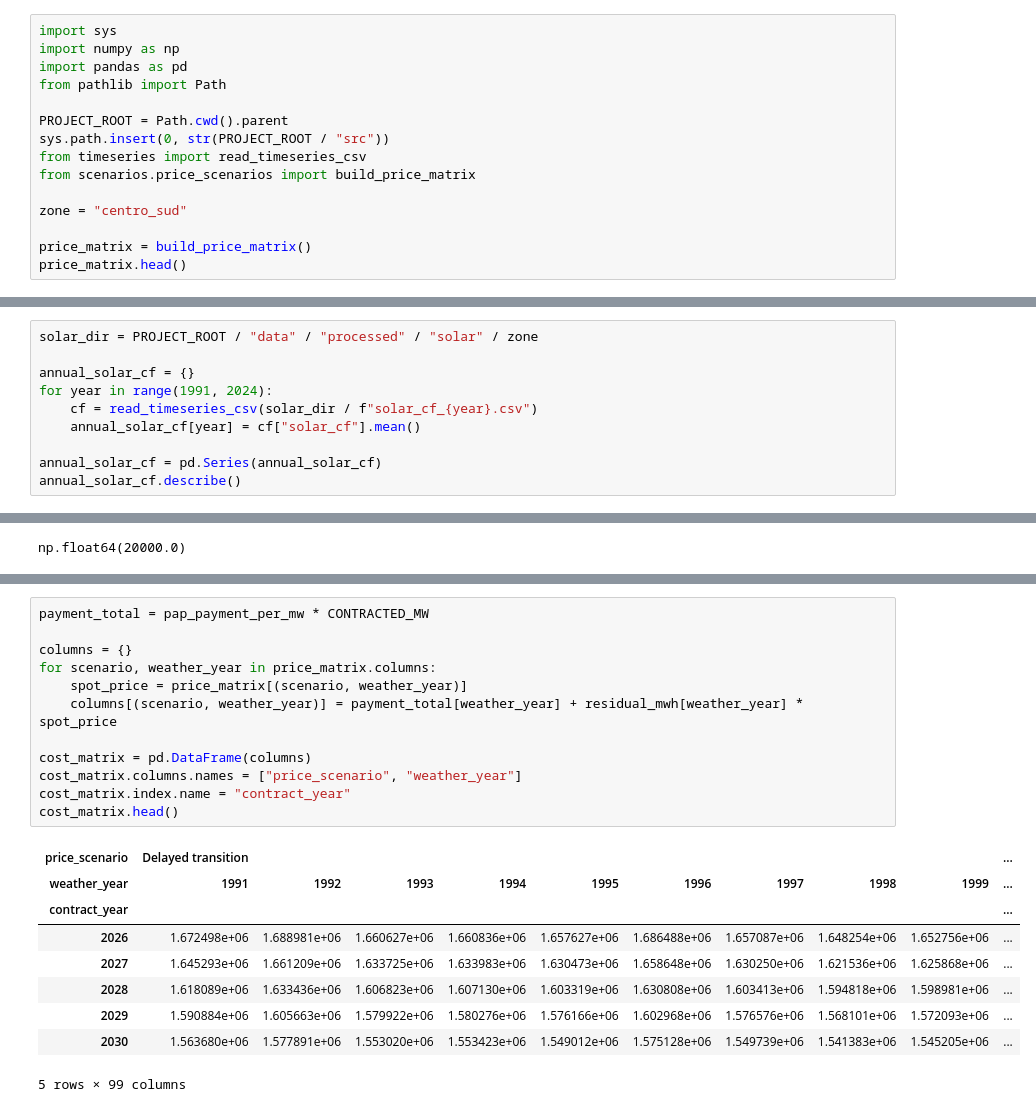
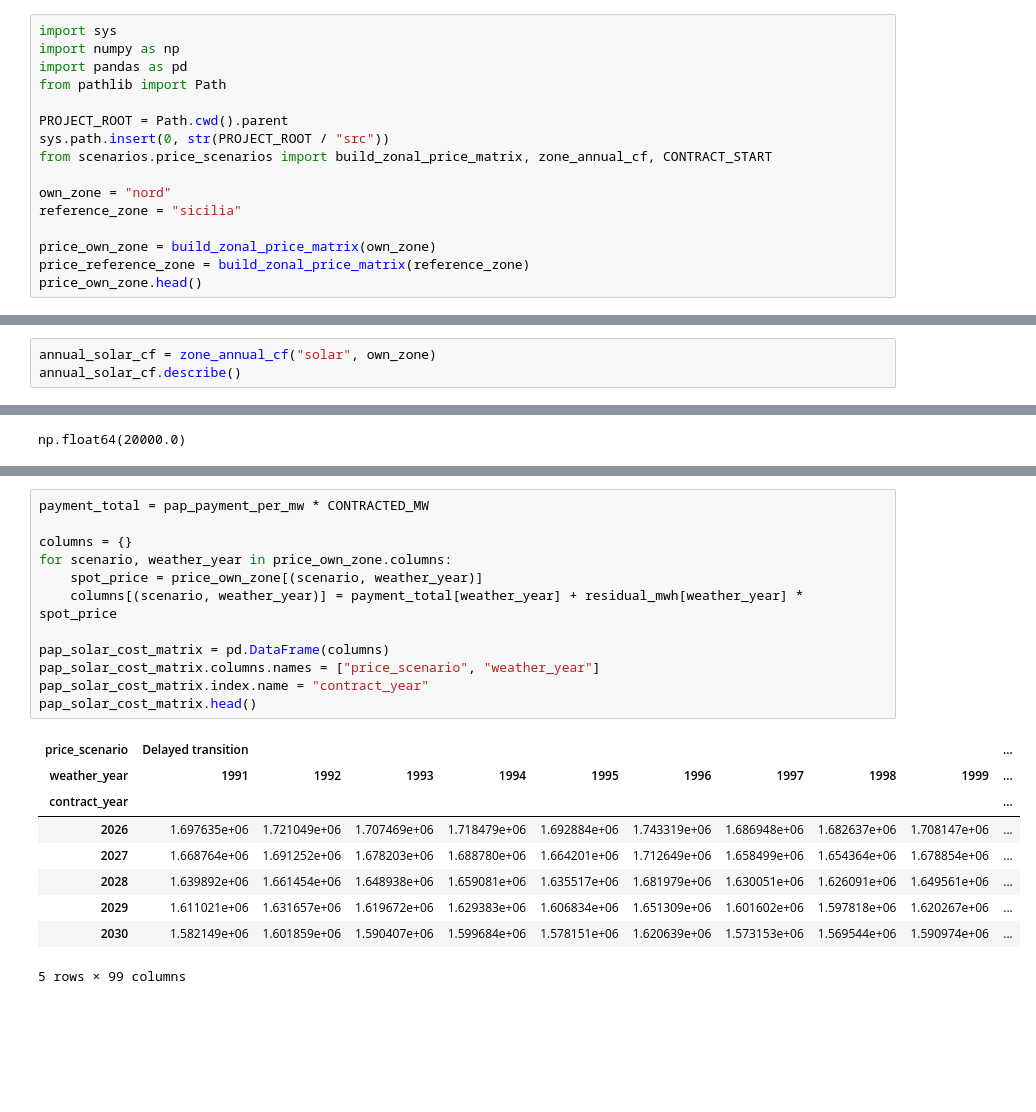
Before and after one commit to SristyKala1/ppa_selection_italy, a Jupyter notebook: notebooks/06_parametrization_setup.ipynb, the cells around one changed output, grey strips where cells are left out. Saved outputs shown, nothing was run; the diff lists cells and outputs as text; blank space fills up the shorter version.

```diff
--- a/notebooks/06_parametrization_setup.ipynb
+++ b/notebooks/06_parametrization_setup.ipynb
@@ -6,13 +6,14 @@ from pathlib import Path
 
 PROJECT_ROOT = Path.cwd().parent
 sys.path.insert(0, str(PROJECT_ROOT / "src"))
-from timeseries import read_timeseries_csv
-from scenarios.price_scenarios import build_price_matrix
+from scenarios.price_scenarios import build_zonal_price_matrix, zone_annual_cf, CONTRACT_START
 
-zone = "centro_sud"
+own_zone = "nord"
+reference_zone = "sicilia"
 
-price_matrix = build_price_matrix()
-price_matrix.head()
+price_own_zone = build_zonal_price_matrix(own_zone)
+price_reference_zone = build_zonal_price_matrix(reference_zone)
+price_own_zone.head()
 # %% [output]
 | price_scenario | Delayed transition |  |  |  |  |  |  |  |  | ... |
 | weather_year | 1991 | 1992 | 1993 | 1994 | 1995 | 1996 | 1997 | 1998 | 1999 | ... |
@@ -25,13 +26,6 @@ price_matrix.head()
 5 rows × 99 columns
 # %%
-solar_dir = PROJECT_ROOT / "data" / "processed" / "solar" / zone
-
-annual_solar_cf = {}
-for year in range(1991, 2024):
-    cf = read_timeseries_csv(solar_dir / f"solar_cf_{year}.csv")
-    annual_solar_cf[year] = cf["solar_cf"].mean()
-
-annual_solar_cf = pd.Series(annual_solar_cf)
+annual_solar_cf = zone_annual_cf("solar", own_zone)
 annual_solar_cf.describe()
 # %% [output]
 count    33.000000
@@ -86,22 +80,22 @@ dtype: float64
 # %%
 payment_total = pap_payment_per_mw * CONTRACTED_MW
 
 columns = {}
-for scenario, weather_year in price_matrix.columns:
-    spot_price = price_matrix[(scenario, weather_year)]
+for scenario, weather_year in price_own_zone.columns:
+    spot_price = price_own_zone[(scenario, weather_year)]
     columns[(scenario, weather_year)] = payment_total[weather_year] + residual_mwh[weather_year] * spot_price
 
-cost_matrix = pd.DataFrame(columns)
-cost_matrix.columns.names = ["price_scenario", "weather_year"]
-cost_matrix.index.name = "contract_year"
-cost_matrix.head()
+pap_solar_cost_matrix = pd.DataFrame(columns)
+pap_solar_cost_matrix.columns.names = ["price_scenario", "weather_year"]
+pap_solar_cost_matrix.index.name = "contract_year"
+pap_solar_cost_matrix.head()
 # %% [output]
 | price_scenario | Delayed transition |  |  |  |  |  |  |  |  | ... |
 | weather_year | 1991 | 1992 | 1993 | 1994 | 1995 | 1996 | 1997 | 1998 | 1999 | ... |
 | contract_year |  |  |  |  |  |  |  |  |  | ... |
-| 2026 | 1.672498e+06 | 1.688981e+06 | 1.660627e+06 | 1.660836e+06 | 1.657627e+06 | 1.686488e+06 | 1.657087e+06 | 1.648254e+06 | 1.652756e+06 | ... |
-| 2027 | 1.645293e+06 | 1.661209e+06 | 1.633725e+06 | 1.633983e+06 | 1.630473e+06 | 1.658648e+06 | 1.630250e+06 | 1.621536e+06 | 1.625868e+06 | ... |
-| 2028 | 1.618089e+06 | 1.633436e+06 | 1.606823e+06 | 1.607130e+06 | 1.603319e+06 | 1.630808e+06 | 1.603413e+06 | 1.594818e+06 | 1.598981e+06 | ... |
-| 2029 | 1.590884e+06 | 1.605663e+06 | 1.579922e+06 | 1.580276e+06 | 1.576166e+06 | 1.602968e+06 | 1.576576e+06 | 1.568101e+06 | 1.572093e+06 | ... |
-| 2030 | 1.563680e+06 | 1.577891e+06 | 1.553020e+06 | 1.553423e+06 | 1.549012e+06 | 1.575128e+06 | 1.549739e+06 | 1.541383e+06 | 1.545205e+06 | ... |
+| 2026 | 1.697635e+06 | 1.721049e+06 | 1.707469e+06 | 1.718479e+06 | 1.692884e+06 | 1.743319e+06 | 1.686948e+06 | 1.682637e+06 | 1.708147e+06 | ... |
+| 2027 | 1.668764e+06 | 1.691252e+06 | 1.678203e+06 | 1.688780e+06 | 1.664201e+06 | 1.712649e+06 | 1.658499e+06 | 1.654364e+06 | 1.678854e+06 | ... |
+| 2028 | 1.639892e+06 | 1.661454e+06 | 1.648938e+06 | 1.659081e+06 | 1.635517e+06 | 1.681979e+06 | 1.630051e+06 | 1.626091e+06 | 1.649561e+06 | ... |
+| 2029 | 1.611021e+06 | 1.631657e+06 | 1.619672e+06 | 1.629383e+06 | 1.606834e+06 | 1.651309e+06 | 1.601602e+06 | 1.597818e+06 | 1.620267e+06 | ... |
+| 2030 | 1.582149e+06 | 1.601859e+06 | 1.590407e+06 | 1.599684e+06 | 1.578151e+06 | 1.620639e+06 | 1.573153e+06 | 1.569544e+06 | 1.590974e+06 | ... |
 5 rows × 99 columns
```
Also changed, not shown: parts of 9 cells of this notebook, 2 other files.
